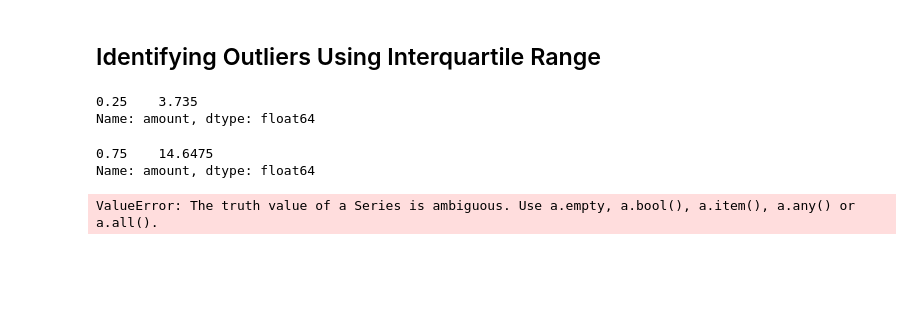
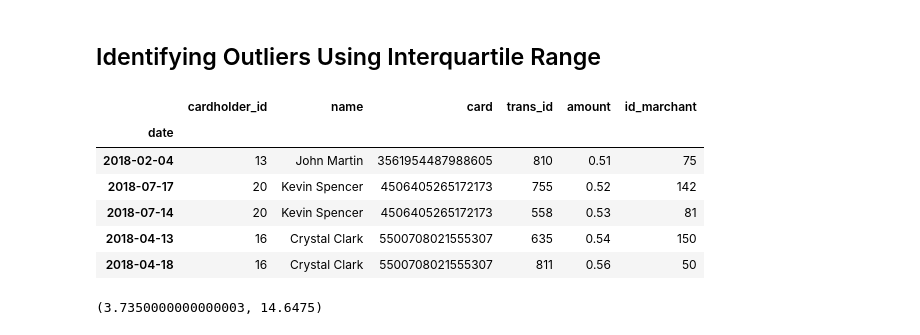
Before and after one commit to yyamamo/HW-07-SQL, a Jupyter notebook: challenge.ipynb, the cells around one changed output. Cells and saved outputs as stored; diff of their text form; code cells hidden in the pictures; blank space fills up the shorter version.

```diff
--- a/challenge.ipynb
+++ b/challenge.ipynb
@@ -134,21 +121,19 @@ outlier_transaction.hvplot.scatter(x="date", y="amount", groupby='cardholder_id'
 ## Identifying Outliers Using Interquartile Range
 # %%
 # Write a function that locates outliers using interquartile range
-lq=transaction['amount'].quantile([0.25])
-lq
+## calcluate interquartile range
+df_iqr=transaction.sort_values(by=['amount'])
+df_iqr.head()
 # %% [output]
-0.25    3.735
-Name: amount, dtype: float64
+|  | cardholder_id | name | card | trans_id | amount | id_marchant |
+| date |  |  |  |  |  |  |
+| 2018-02-04 | 13 | John Martin | 3561954487988605 | 810 | 0.51 | 75 |
+| 2018-07-17 | 20 | Kevin Spencer | 4506405265172173 | 755 | 0.52 | 142 |
+| 2018-07-14 | 20 | Kevin Spencer | 4506405265172173 | 558 | 0.53 | 81 |
+| 2018-04-13 | 16 | Crystal Clark | 5500708021555307 | 635 | 0.54 | 150 |
+| 2018-04-18 | 16 | Crystal Clark | 5500708021555307 | 811 | 0.56 | 50 |
-# %%
-uq=transaction['amount'].quantile([0.75])
-uq
-# %% [output]
-0.75    14.6475
-Name: amount, dtype: float64
-# %%
-# this one does not work. Please advice how to identify the outlier of IQ range. YY
-for outliers in transaction.amount:
-        if (outliers > uq or outliers < lq).all():
-            print(outliers)
-# %% [output]
-ValueError: The truth value of a Series is ambiguous. Use a.empty, a.bool(), a.item(), a.any() or a.all().
+# %%
+q1, q3=sorted_all_transaction['amount'].quantile([.25, .75])
+q1, q3
+# %% [output]
+(3.7350000000000003, 14.6475)
```
Also changed, not shown: parts of 8 cells of this notebook.
